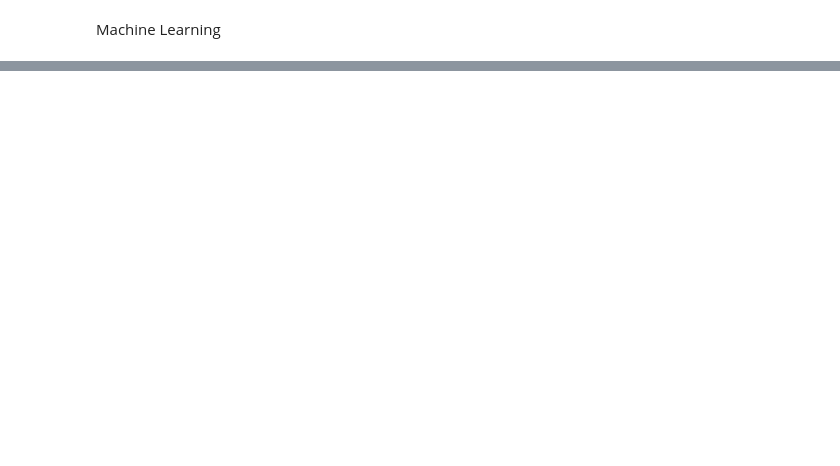
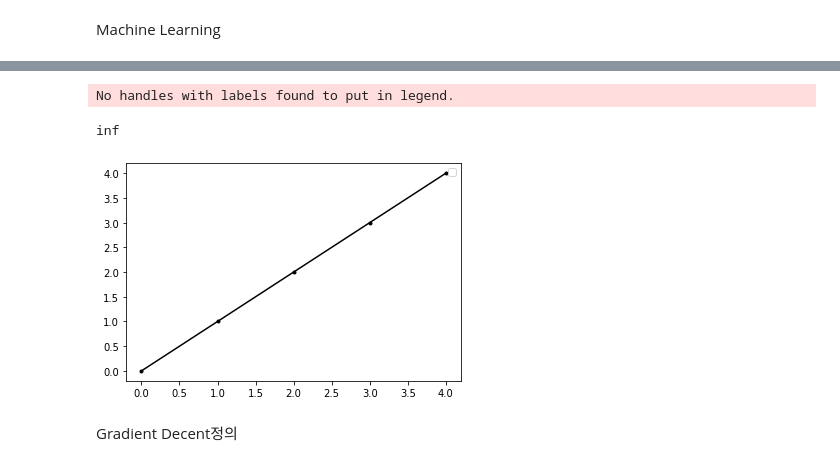
Before and after one commit to cheonginho/Machine-Learing, a Jupyter notebook: Machine_Learning01.ipynb, the cells around one changed output, grey strips where cells are left out. Drawn from its saved outputs; the diff is of its cells as text; code cells hidden in the pictures; blank space fills up the shorter version.

```diff
--- a/Machine_Learning01.ipynb
+++ b/Machine_Learning01.ipynb
@@ -20,0 +50,13 @@ thetha=[theta0,theta1]
+# %%
+ob = objectfuc(a,b,h)
+print(ob)
+obj = [ob for ob in a]
+plt.plot(obj,'k',marker='.')
+plt.legend()
+plt.show()
+# %% [output]
+No handles with labels found to put in legend.
+inf
+[figure, added]
+# %% [markdown]
+Gradient Decent정의
```
Also changed, not shown: parts of 13 cells of this notebook.
